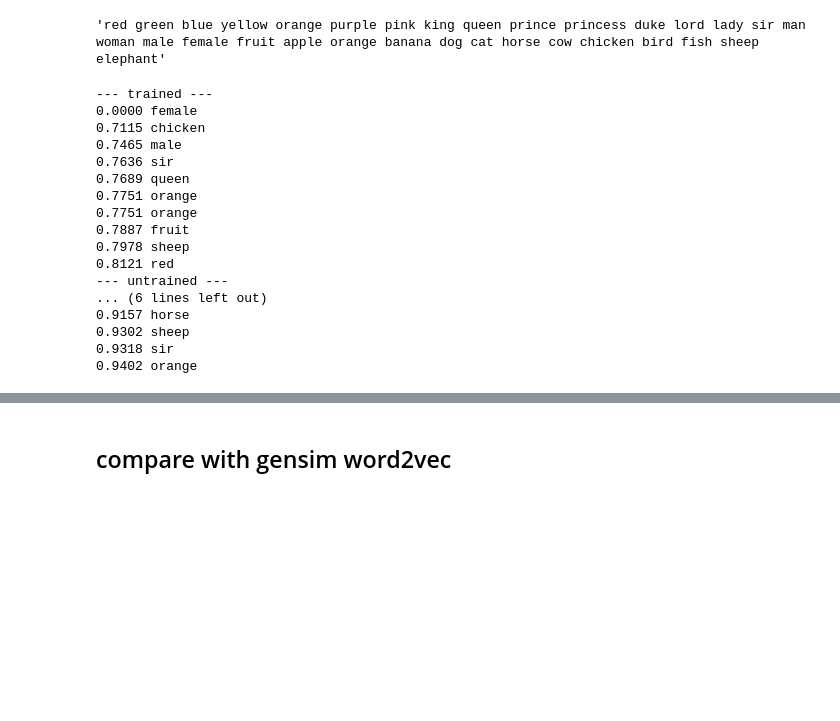
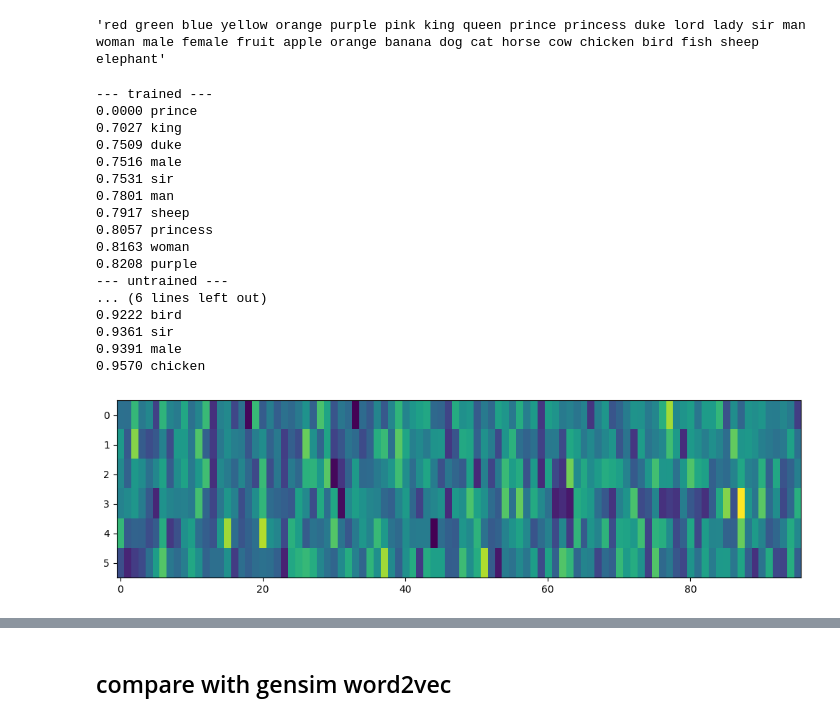
Before and after one commit to peluche/embeddings_necronomicon, a Jupyter notebook: nano_word2vec_skip-gram.ipynb, the cells around one changed output, grey strips where cells are left out. Saved outputs shown, nothing was run; the diff lists cells and outputs as text; code cells hidden in the pictures; blank space fills up the shorter version.

Commit message:
visualize embeddings

```diff
--- a/nano_word2vec_skip-gram.ipynb
+++ b/nano_word2vec_skip-gram.ipynb
@@ -82,7 +85,8 @@ words_i_want_to_learn = [
     'red', 'green', 'blue', 'yellow', 'orange', 'purple', 'pink',
     'king', 'queen', 'prince', 'princess', 'duke', 'lord', 'lady', 'sir', 'man', 'woman', 'male', 'female',
     'fruit', 'apple', 'orange', 'banana',
-    'dog', 'cat', 'horse', 'cow', 'chicken', 'bird', 'fish', 'sheep', 'elephant'
+    'dog', 'cat', 'horse', 'cow', 'chicken', 'bird', 'fish', 'sheep', 'elephant',
+    #'paris', 'london', 'madrid', 'beijing', 'tokyo', 'moscow', 'berlin', 'rome', 'washington', 'brussels', 'jerusalem', 'amsterdam', 'vienna', 'geneva'
 ]
 
 # words I wanted but they are kinda rare in my dataset:
@@ -396,19 +415,3 @@ lw[:10]
-# %%
-# most related words
-# word = 'king'
-# word = 'flower'
-word = 'banana'
-emb_word = get_embedding(word)
-matches = []
-for w in lw[:]:
-    if cs[w] < 100:
-        continue
-    emb_w = get_embedding(w)
-    d = cosine_dist(emb_word, emb_w)
-    matches.append((d, w))
-
-for d, w in sorted(matches)[:10]:
-    print(f'{d:.4f} {w}')
 # %%
 # Words to choose from:
 ' '.join(words_i_want_to_learn)
@@ -417,10 +420,12 @@ for d, w in sorted(matches)[:10]:
 # %%
 # compare trained and untrained model
 # <???> why is 'cow' so popular ?
-word = 'yellow'
 word = 'pink'
-word = 'prince'
-word = 'female'
+# word = 'blue'
+# word = 'yellow'
+# word = 'prince'
+# word = 'king'
+# word = 'female'
 
 untrained_model = LM()
 um = untrained_model.to(device)
@@ -441,19 +446,30 @@ for mm, label in [(m, 'trained'), (untrained_model, 'untrained')]:
         print(f'{d:.4f} {w}')
 # %% [output]
 --- trained ---
-0.0000 female
-0.7115 chicken
-0.7465 male
-0.7636 sir
-0.7689 queen
-0.7751 orange
-0.7751 orange
-0.7887 fruit
-0.7978 sheep
-0.8121 red
+0.0000 prince
+0.7027 king
+0.7509 duke
+0.7516 male
+0.7531 sir
+0.7801 man
+0.7917 sheep
+0.8057 princess
+0.8163 woman
+0.8208 purple
 --- untrained ---
 ... (6 lines left out)
-0.9157 horse
-0.9302 sheep
-0.9318 sir
-0.9402 orange
+0.9222 bird
+0.9361 sir
+0.9391 male
+0.9570 chicken
+# %%
+# visualize the embeddings
+words = ['pink', 'blue', 'yellow', 'king', 'prince', 'duke']
+embedding_matrix = torch.stack([get_embedding(w).cpu().detach() for w in words])
+
+plt.figure(figsize=(10, 3))
+plt.imshow(embedding_matrix, cmap='viridis', aspect='auto')
+plt.tight_layout()
+plt.show()
+# %% [output]
+[figure, added]
```
Also changed, not shown: parts of 11 cells of this notebook.
